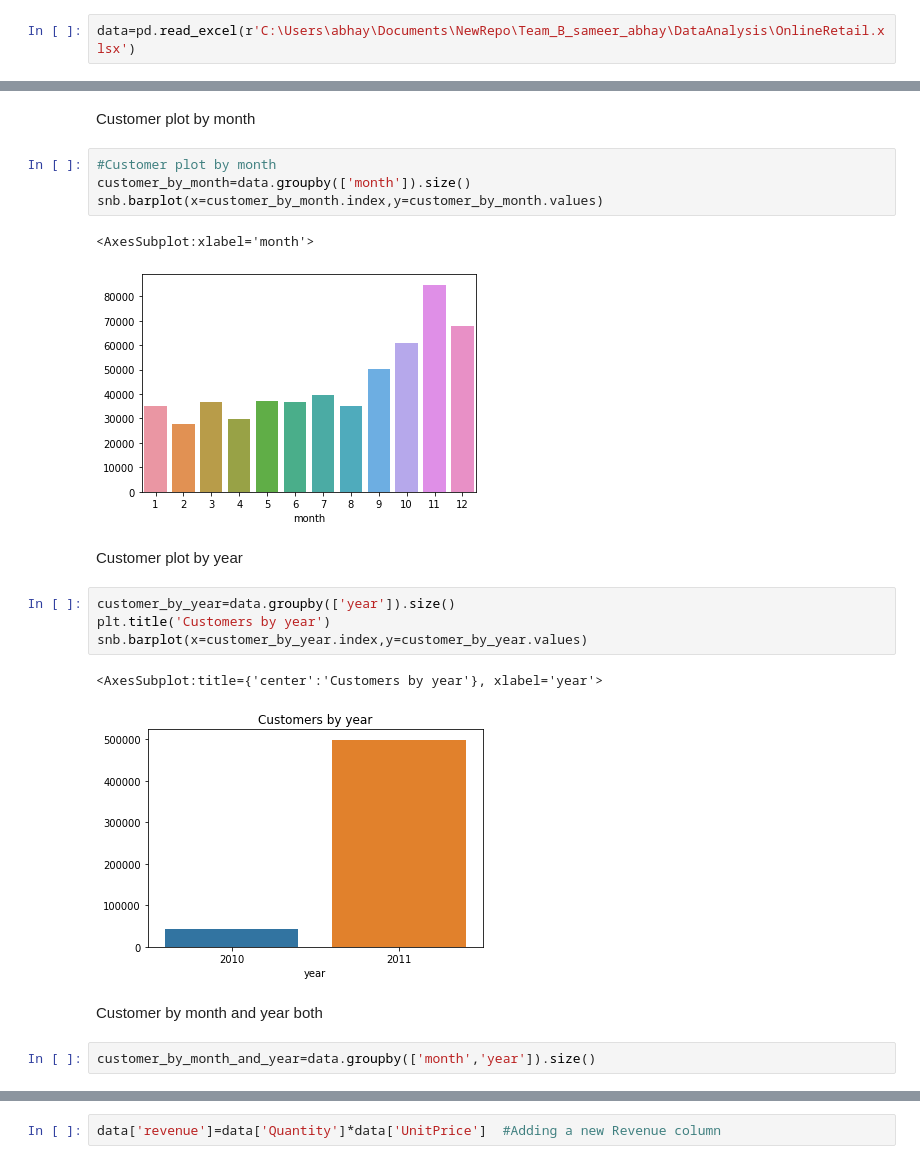
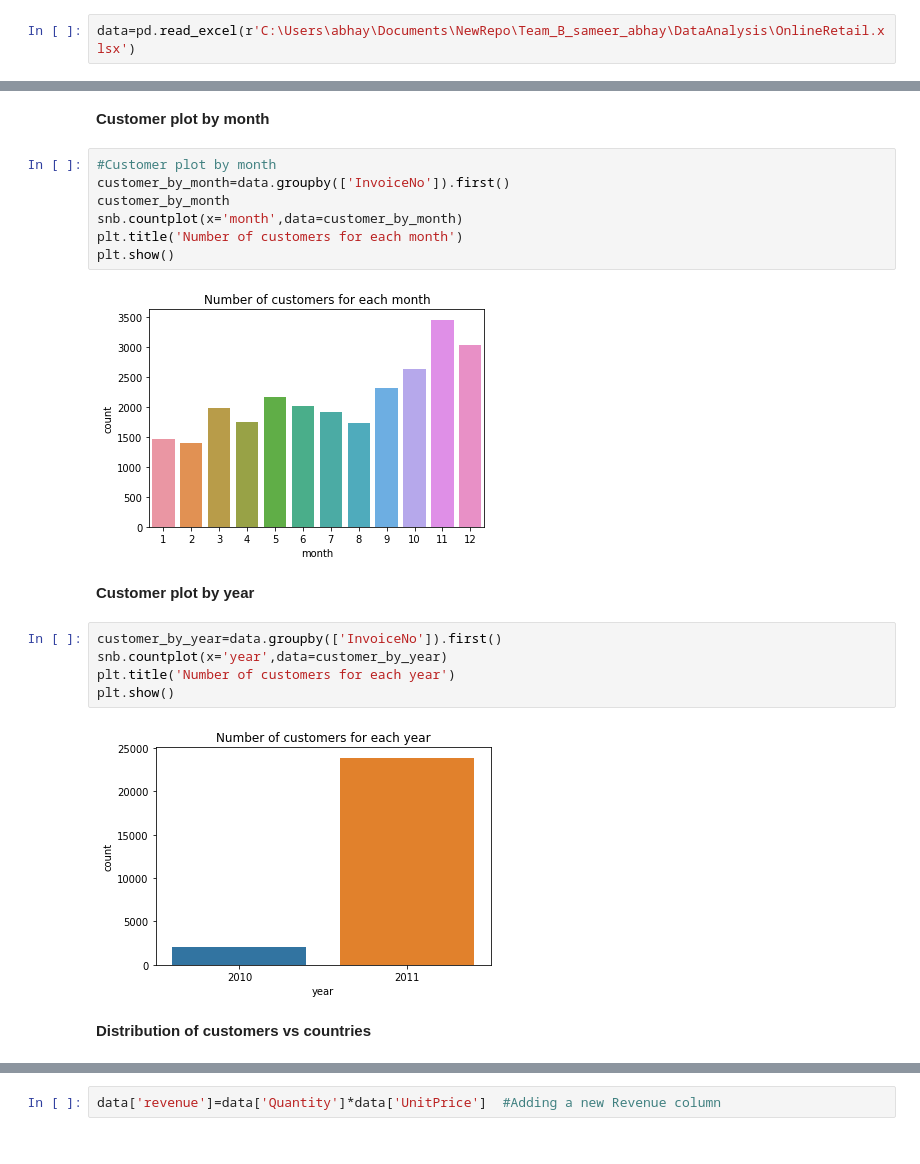
Before and after one commit to sameerksingh1236/Team_B_sameer_abhay, a Jupyter notebook: DataAnalysis/Data_Analysis_Sol.ipynb, the cells around one changed output, grey strips where cells are left out. Drawn from its saved outputs; the diff is of its cells as text.

```diff
--- a/DataAnalysis/Data_Analysis_Sol.ipynb
+++ b/DataAnalysis/Data_Analysis_Sol.ipynb
@@ -27,22 +45,22 @@ snb.distplot(s)
 # %% [markdown]
-Customer plot by month
+**Customer plot by month**
 # %%
 #Customer plot by month
-customer_by_month=data.groupby(['month']).size()
-snb.barplot(x=customer_by_month.index,y=customer_by_month.values)
+customer_by_month=data.groupby(['InvoiceNo']).first()
+customer_by_month
+snb.countplot(x='month',data=customer_by_month)
+plt.title('Number of customers for each month')
+plt.show()
 # %% [output]
-<AxesSubplot:xlabel='month'>
-[figure, old version]
+[figure, new version]
 # %% [markdown]
-Customer plot by year
+**Customer plot by year**
 # %%
-customer_by_year=data.groupby(['year']).size()
-plt.title('Customers by year')
-snb.barplot(x=customer_by_year.index,y=customer_by_year.values)
+customer_by_year=data.groupby(['InvoiceNo']).first()
+snb.countplot(x='year',data=customer_by_year)
+plt.title('Number of customers for each year')
+plt.show()
 # %% [output]
-<AxesSubplot:title={'center':'Customers by year'}, xlabel='year'>
-[figure, old version]
+[figure, new version]
 # %% [markdown]
-Customer by month and year both
+**Distribution of customers vs countries**
-# %%
-customer_by_month_and_year=data.groupby(['month','year']).size()
```
Also changed, not shown: parts of 38 cells of this notebook.
